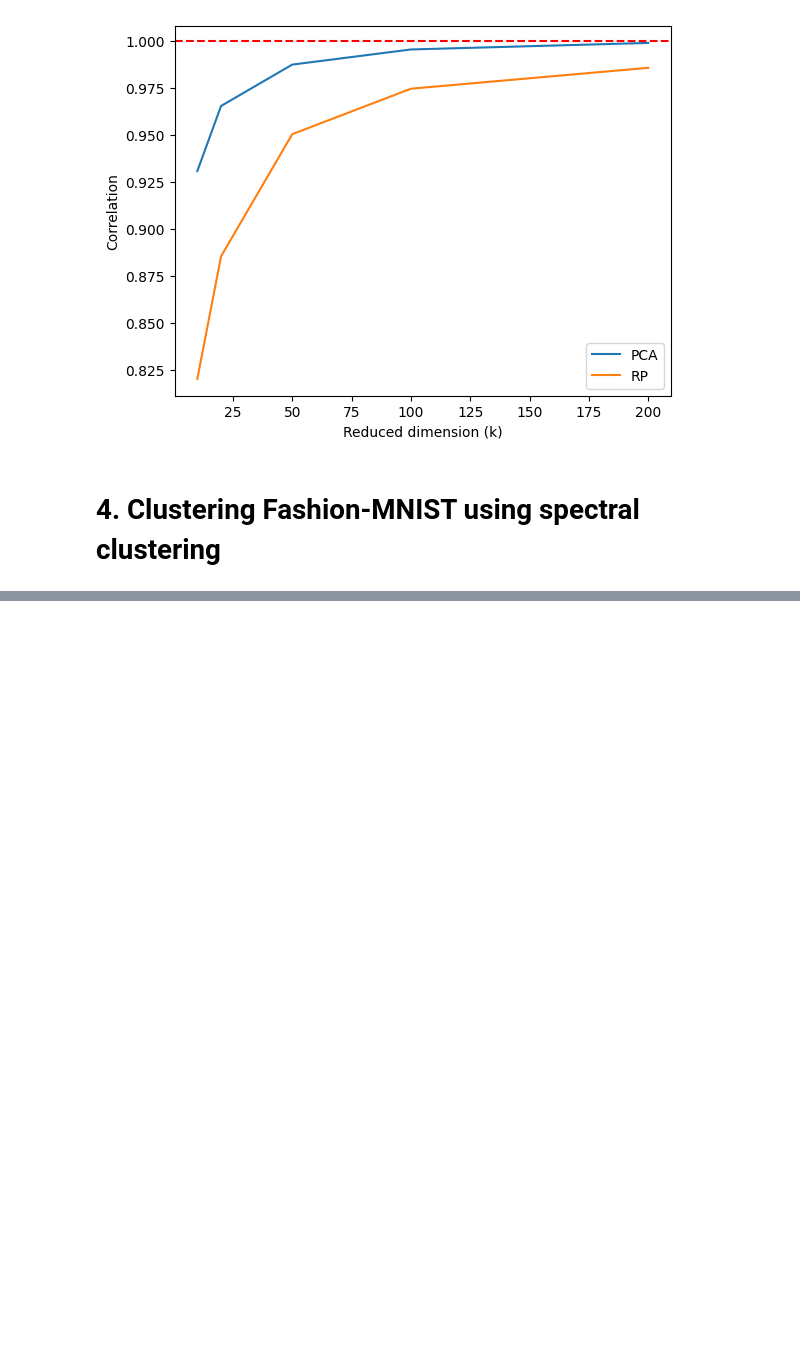
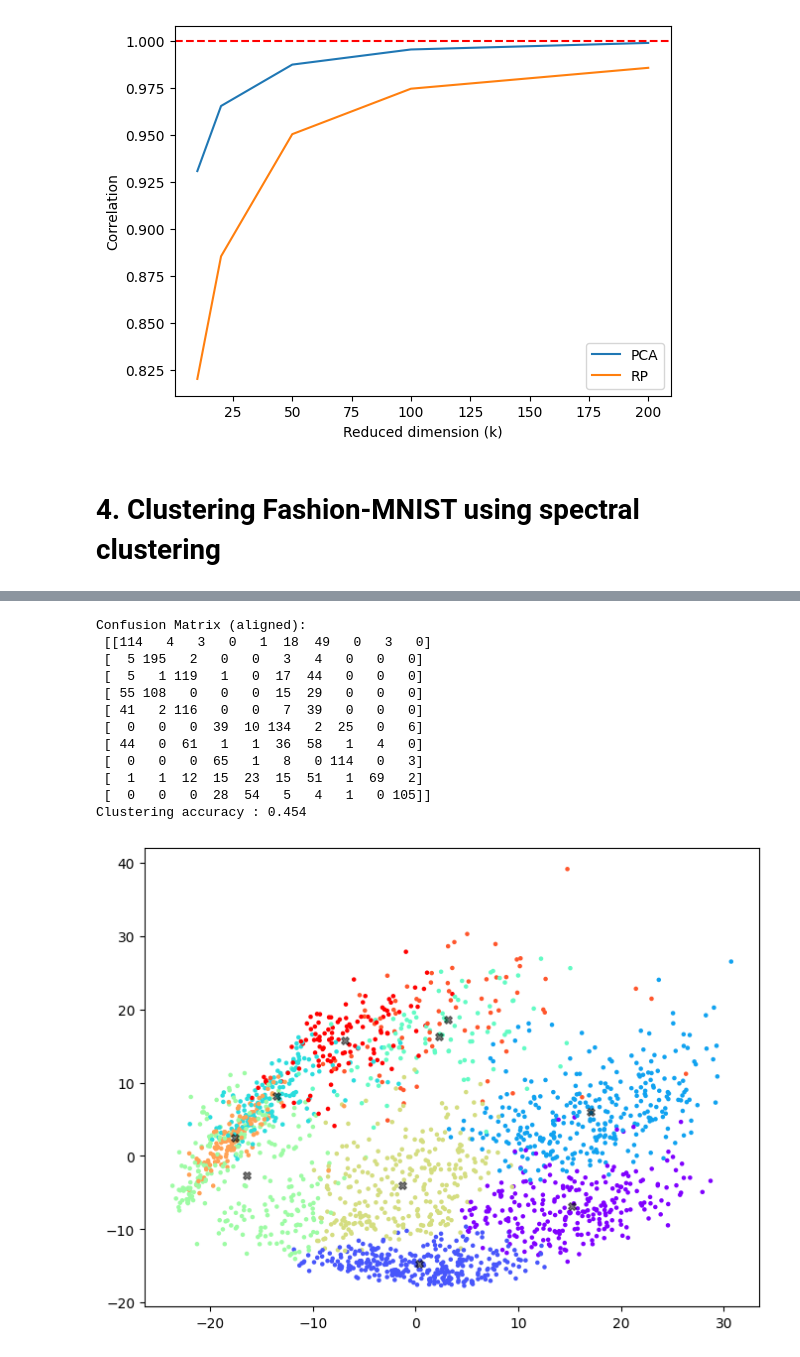
Before and after one commit to yiheng870106/Mathematics-of-Data-Science-Project-2-yiheng, a Jupyter notebook: project2.ipynb, the cells around one changed output, grey strips where cells are left out. Cells and saved outputs as stored; diff of their text form; code cells hidden in the pictures; blank space fills up the shorter version.

```diff
--- a/project2.ipynb
+++ b/project2.ipynb
@@ -394,0 +448,34 @@ Correlation (original vs RP distances) for dim = 10, 20, 50, 100, 200:
+# %%
+kmeans = KMeans(n_clusters=10, random_state=1).fit(X_sub)
+y_kmeans = kmeans.labels_
+
+cm = confusion_matrix(y_sub, y_kmeans)
+row_ind, col_ind = linear_sum_assignment(-cm)
+map = dict(zip(col_ind, row_ind))
+y_kmeans_aligned = np.array([map[label] for label in y_kmeans])
+print("Confusion Matrix (aligned): \n", confusion_matrix(y_sub, y_kmeans_aligned))
+
+accuracy = np.mean(y_kmeans_aligned == y_sub)
+print("Clustering accuracy :", accuracy)
+
+pca2 = PCA(n_components=2)
+X_pca2 = pca2.fit_transform(X_sub)
+center_pca = pca2.transform(kmeans.cluster_centers_)
+plt.figure(figsize=(8,6))
+plt.scatter(X_pca2[:,0],X_pca2[:,1],c=y_kmeans_aligned, s=5, cmap="rainbow")
+plt.scatter(center_pca[:,0],center_pca[:,1],c="black",marker="X",s=30,alpha=0.5)
+plt.show()
+# %% [output]
+Confusion Matrix (aligned):
+ [[114   4   3   0   1  18  49   0   3   0]
+ [  5 195   2   0   0   3   4   0   0   0]
+ [  5   1 119   1   0  17  44   0   0   0]
+ [ 55 108   0   0   0  15  29   0   0   0]
+ [ 41   2 116   0   0   7  39   0   0   0]
+ [  0   0   0  39  10 134   2  25   0   6]
+ [ 44   0  61   1   1  36  58   1   4   0]
+ [  0   0   0  65   1   8   0 114   0   3]
+ [  1   1  12  15  23  15  51   1  69   2]
+ [  0   0   0  28  54   5   4   1   0 105]]
+Clustering accuracy : 0.454
+[figure, added]
```
Also changed, not shown: parts of 2 cells of this notebook.
